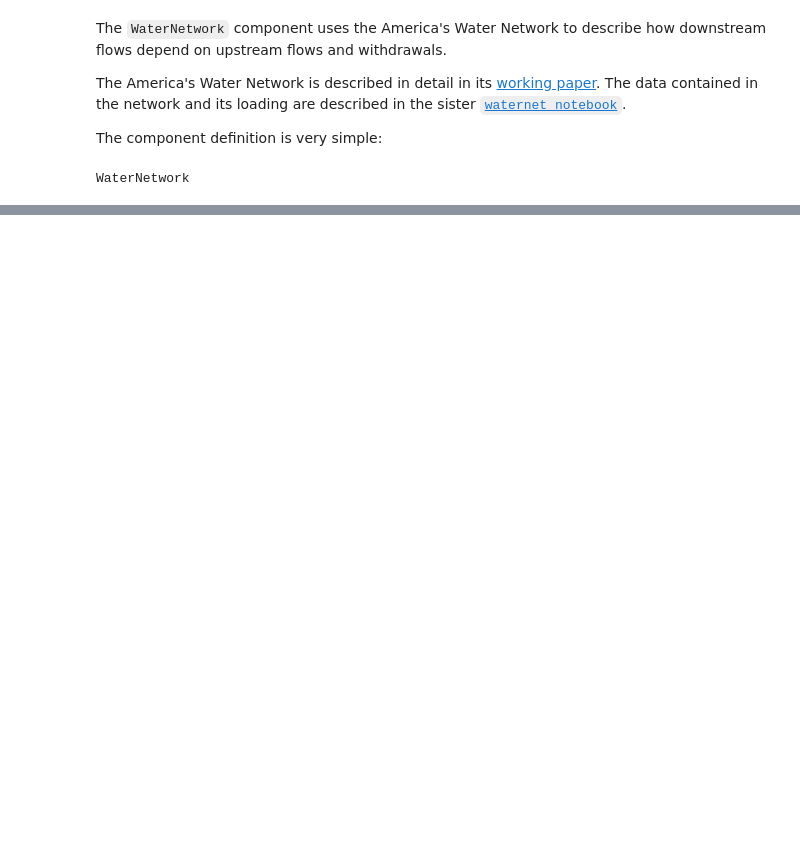
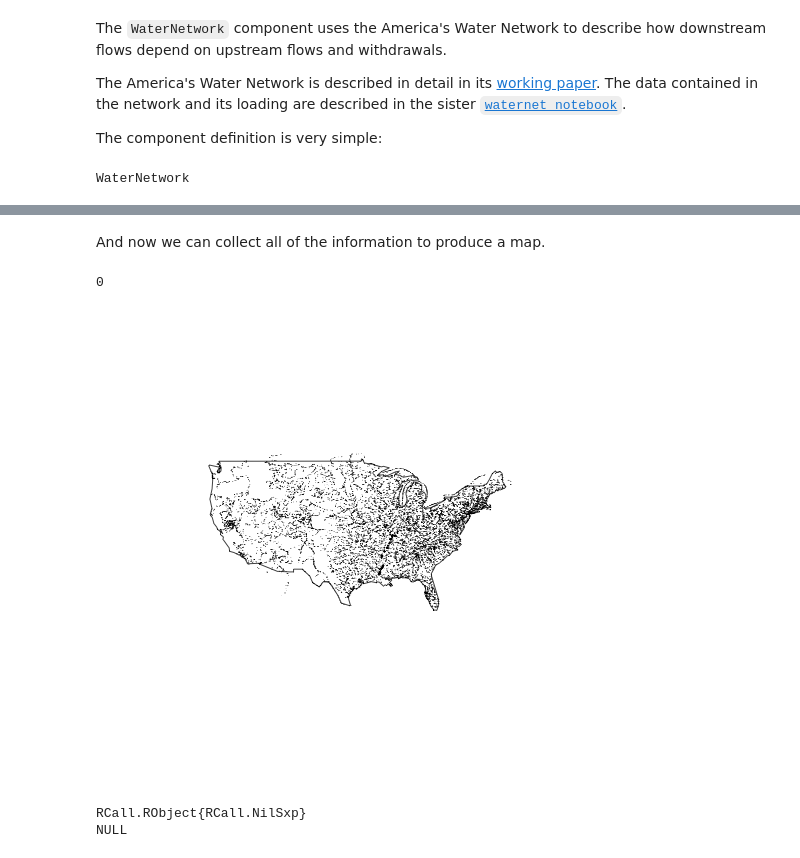
Before and after one commit to AmericasWater/awash, a Jupyter notebook: docs/WaterNetwork.ipynb, the cells around one changed output, grey strips where cells are left out. Saved outputs shown, nothing was run; the diff lists cells and outputs as text; code cells hidden in the pictures; blank space fills up the shorter version.

Commit message:
extend WaterNetwork

```diff
--- a/docs/WaterNetwork.ipynb
+++ b/docs/WaterNetwork.ipynb
@@ -31,0 +118,30 @@ Where $N(i)$ are the neighbors of gauge $i$, where neighbors are defined as the
+# %% [markdown]
+And now we can collect all of the information to produce a map.
+# %%
+lats = []
+lons = []
+runoff = []
+for ii in 1:nrow(stations)
+    gaugeid = "$(stations[ii, :collection]).$(stations[ii, :colid])"
+    if gaugeid in keys(wateridverts)
+        runoff = [runoff; cwro.f[vertex_index(wateridverts[gaugeid])]]
+        lats = [lats; stations[ii, :lat]]
+        lons = [lons; stations[ii, :lon]]
+    end
+end
+
+runoff[isna(runoff)] = 0
+# %% [output]
+0
+# %%
+using RCall
+
+cex = convert(Vector{Float64}, runoff) / 1e9
+
+R"library(maps)"
+R"map('usa', xlim=c(-140, -60), ylim=c(20, 50))"
+R"points($lons, $lats, cex=$cex)"
+# %% [output]
+[figure, added]
+RCall.RObject{RCall.NilSxp}
+NULL
```
Also changed, not shown: parts of 13 cells of this notebook, 10 other files.
